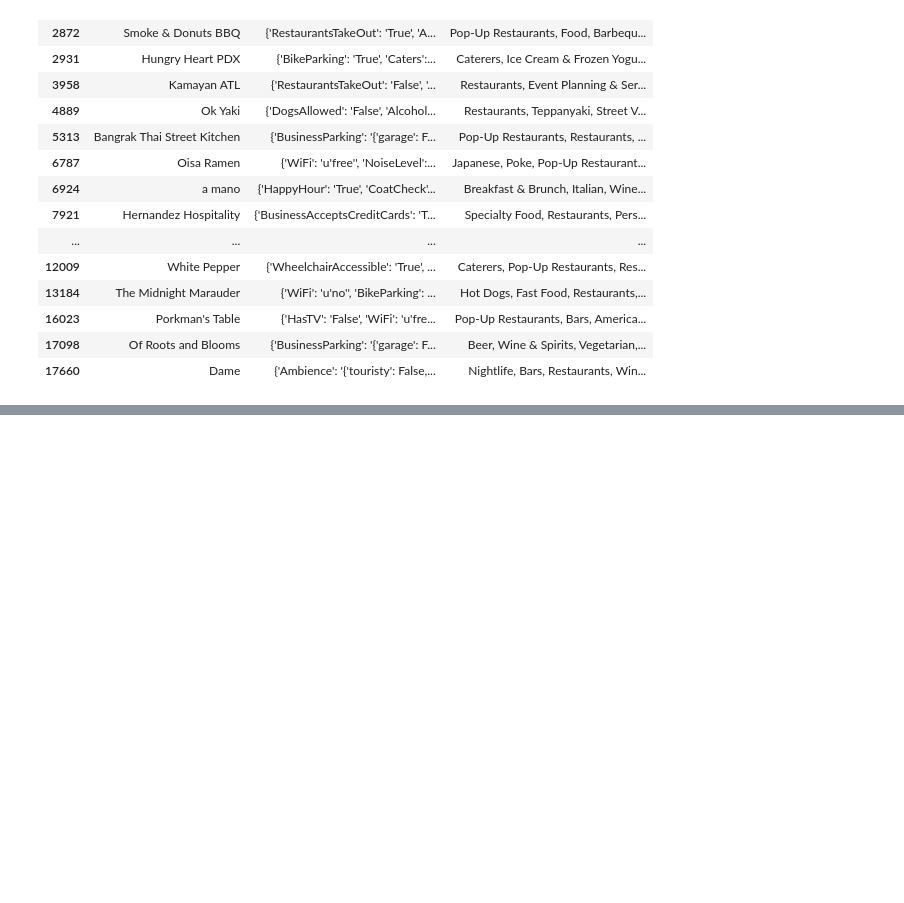
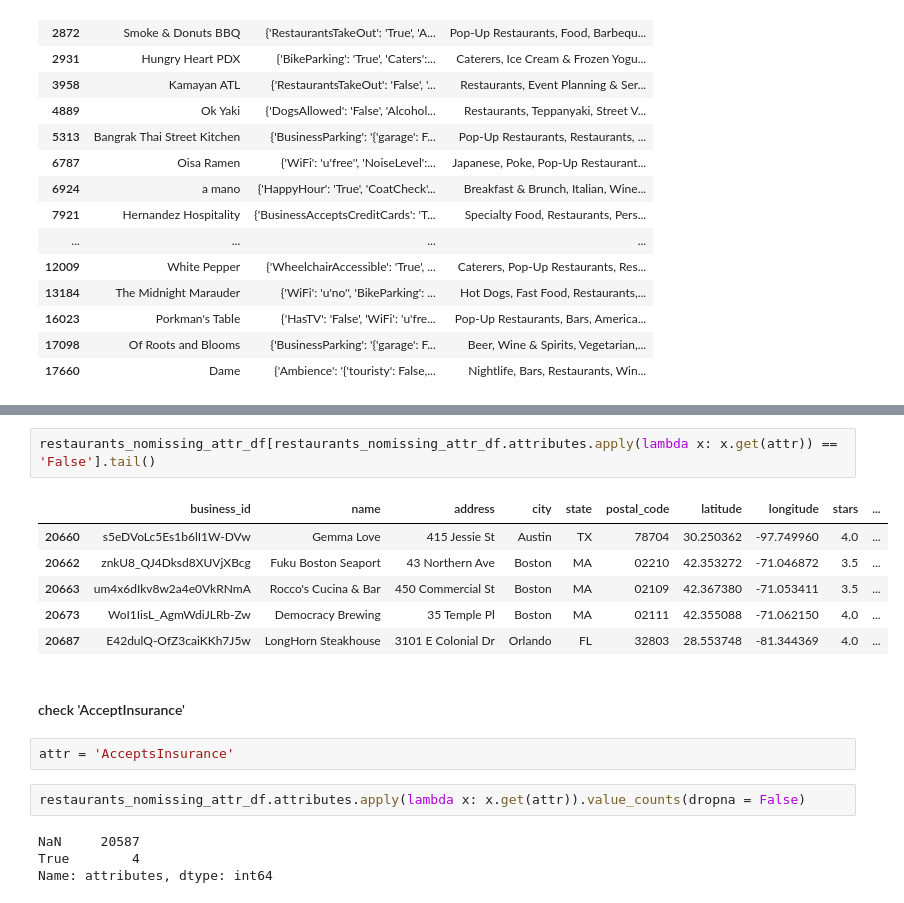
Before and after one commit to christinabrady/ds4a_women_project, a Jupyter notebook: clean-restaurant-data.ipynb, the cells around one changed output, grey strips where cells are left out. Saved outputs shown, nothing was run; the diff lists cells and outputs as text; blank space fills up the shorter version.

```diff
--- a/clean-restaurant-data.ipynb
+++ b/clean-restaurant-data.ipynb
@@ -288,0 +575,19 @@ restaurant_df[restaurant_df['categories'].str.contains('Pop-Up Restaurants')][['
+# %%
+restaurants_nomissing_attr_df[restaurants_nomissing_attr_df.attributes.apply(lambda x: x.get(attr)) == 'False'].tail()
+# %% [output]
+|  | business_id | name | address | city | state | postal_code | latitude | longitude | stars | ... |
+| 20660 | s5eDVoLc5Es1b6lI1W-DVw | Gemma Love | 415 Jessie St | Austin | TX | 78704 | 30.250362 | -97.749960 | 4.0 | ... |
+| 20662 | znkU8_QJ4Dksd8XUVjXBcg | Fuku Boston Seaport | 43 Northern Ave | Boston | MA | 02210 | 42.353272 | -71.046872 | 3.5 | ... |
+| 20663 | um4x6dIkv8w2a4e0VkRNmA | Rocco's Cucina & Bar | 450 Commercial St | Boston | MA | 02109 | 42.367380 | -71.053411 | 3.5 | ... |
+| 20673 | WoI1IisL_AgmWdiJLRb-Zw | Democracy Brewing | 35 Temple Pl | Boston | MA | 02111 | 42.355088 | -71.062150 | 4.0 | ... |
+| 20687 | E42dulQ-OfZ3caiKKh7J5w | LongHorn Steakhouse | 3101 E Colonial Dr | Orlando | FL | 32803 | 28.553748 | -81.344369 | 4.0 | ... |
+# %% [markdown]
+#### check 'AcceptInsurance'
+# %%
+attr = 'AcceptsInsurance'
+# %%
+restaurants_nomissing_attr_df.attributes.apply(lambda x: x.get(attr)).value_counts(dropna = False)
+# %% [output]
+NaN     20587
+True        4
+Name: attributes, dtype: int64
```
Also changed, not shown: parts of 31 cells of this notebook.
